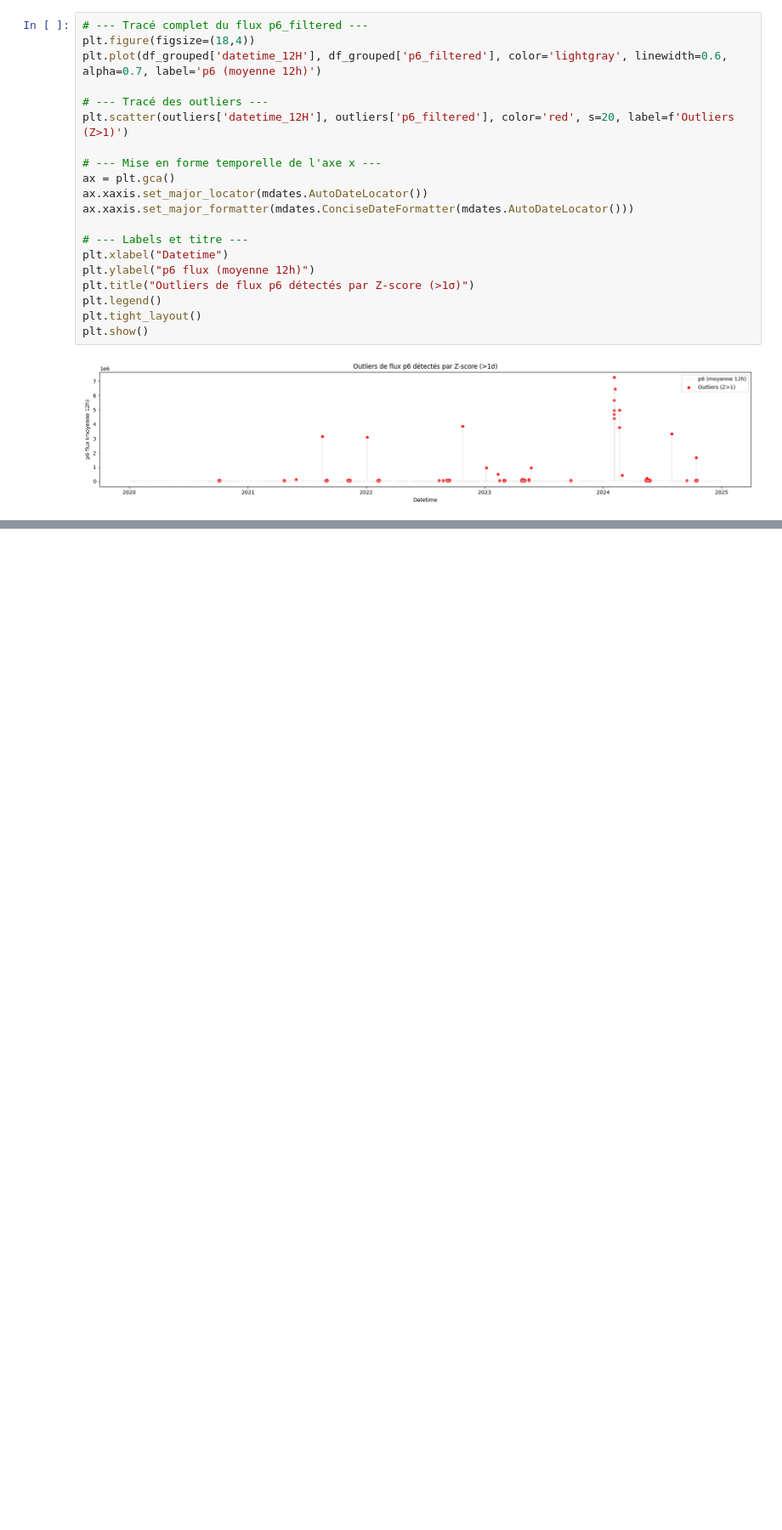
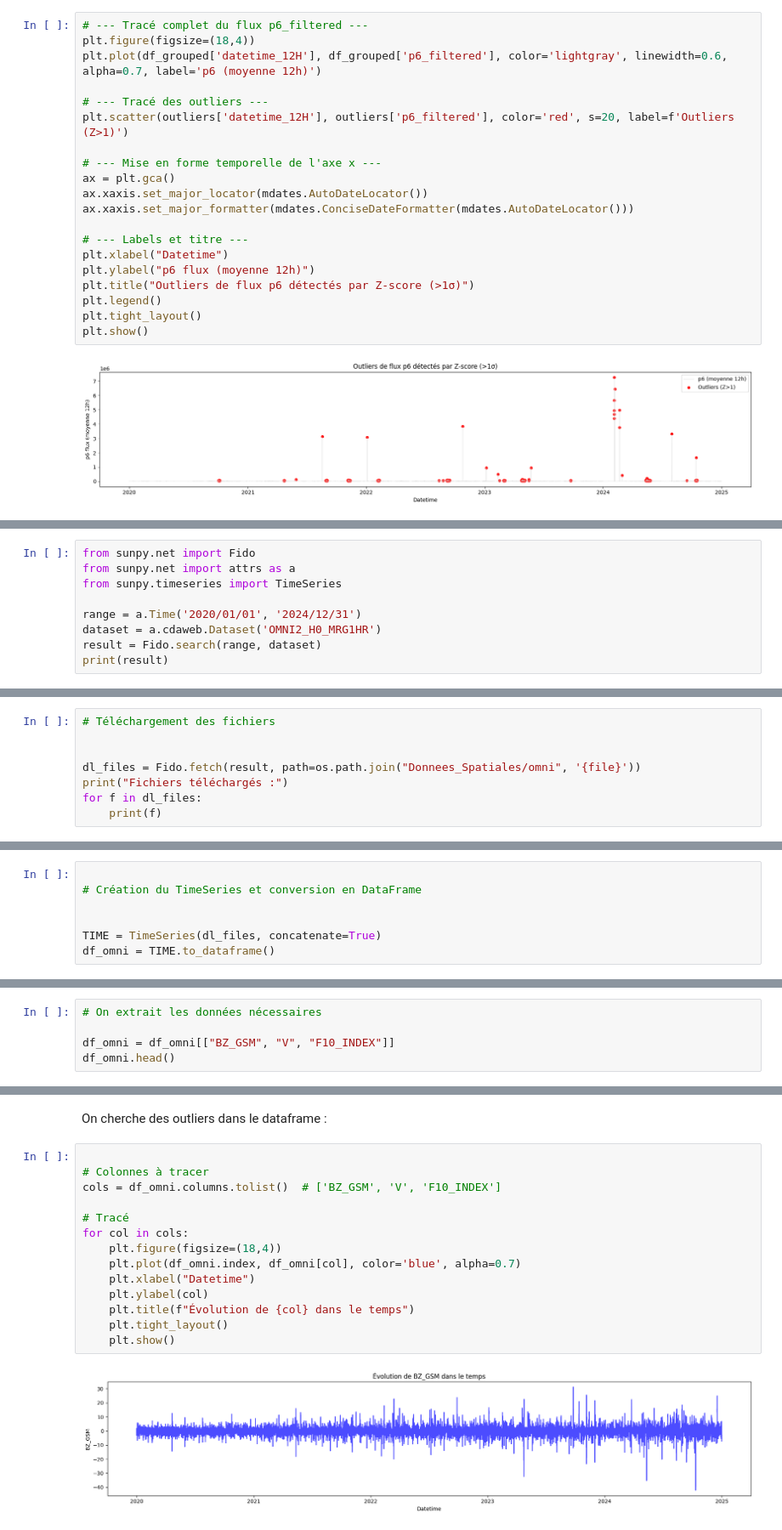
Before and after one commit to zomboky/space-data, a Jupyter notebook: main.ipynb, the cells around one changed output, grey strips where cells are left out. Shown at 85% size. Cells and saved outputs as stored; diff of their text form; blank space fills up the shorter version.

```diff
--- a/main.ipynb
+++ b/main.ipynb
@@ -433,0 +395,9 @@ print("DataFrame OMNI global créé avec", len(df_omni), "lignes.")
+# %%
+from sunpy.net import Fido
+from sunpy.net import attrs as a
+from sunpy.timeseries import TimeSeries
+
+range = a.Time('2020/01/01', '2024/12/31')
+dataset = a.cdaweb.Dataset('OMNI2_H0_MRG1HR')
+result = Fido.search(range, dataset)
+print(result)
@@ -433,0 +422,8 @@ print("DataFrame OMNI global créé avec", len(df_omni), "lignes.")
+# %%
+# Téléchargement des fichiers
+
+
+dl_files = Fido.fetch(result, path=os.path.join("Donnees_Spatiales/omni", '{file}'))
+print("Fichiers téléchargés :")
+for f in dl_files:
+    print(f)
@@ -433,0 +442,7 @@ print("DataFrame OMNI global créé avec", len(df_omni), "lignes.")
+# %%
+
+# Création du TimeSeries et conversion en DataFrame
+
+
+TIME = TimeSeries(dl_files, concatenate=True)
+df_omni = TIME.to_dataframe()
@@ -433,0 +498,5 @@ print("DataFrame OMNI global créé avec", len(df_omni), "lignes.")
+# %%
+# On extrait les données nécessaires
+
+df_omni = df_omni[["BZ_GSM", "V", "F10_INDEX"]]
+df_omni.head()
@@ -433,0 +524,18 @@ print("DataFrame OMNI global créé avec", len(df_omni), "lignes.")
+# %% [markdown]
+On cherche des outliers dans le dataframe :
+# %%
+
+# Colonnes à tracer
+cols = df_omni.columns.tolist()  # ['BZ_GSM', 'V', 'F10_INDEX']
+
+# Tracé
+for col in cols:
+    plt.figure(figsize=(18,4))
+    plt.plot(df_omni.index, df_omni[col], color='blue', alpha=0.7)
+    plt.xlabel("Datetime")
+    plt.ylabel(col)
+    plt.title(f"Évolution de {col} dans le temps")
+    plt.tight_layout()
+    plt.show()
+# %% [output]
+[figure, added]
```
Also changed, not shown: parts of 14 cells of this notebook, 1 other file.
